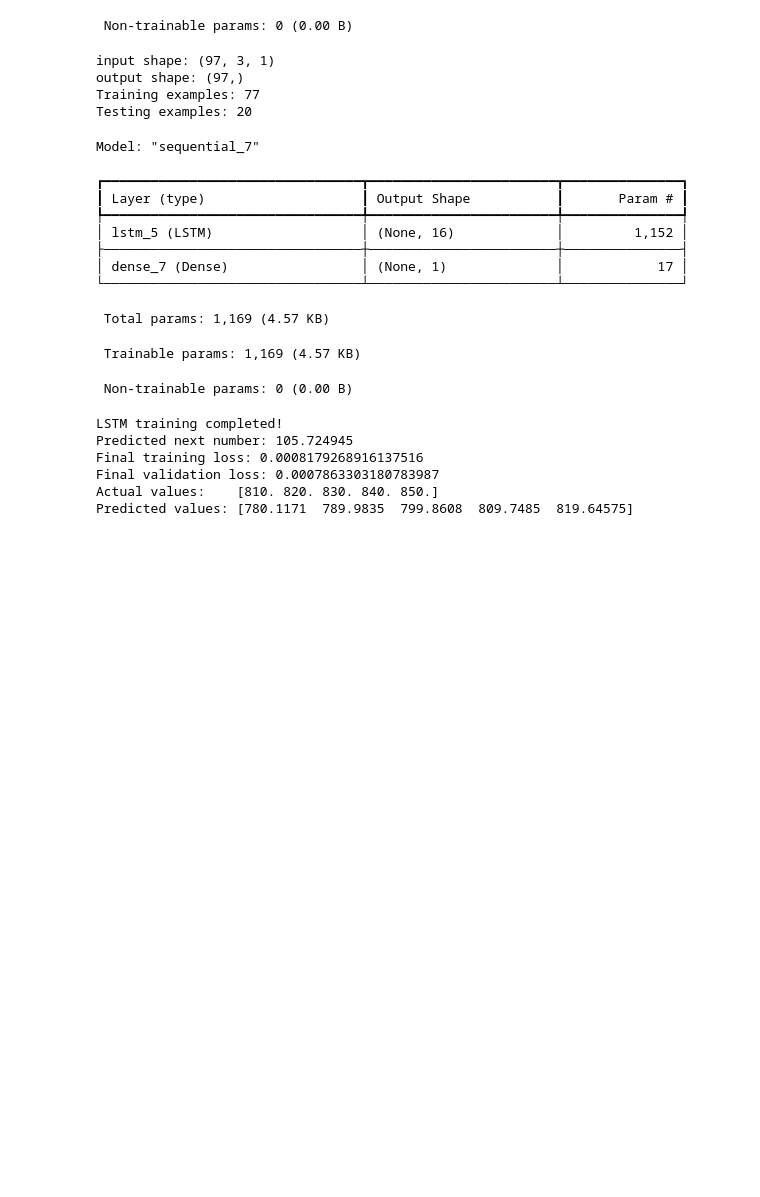
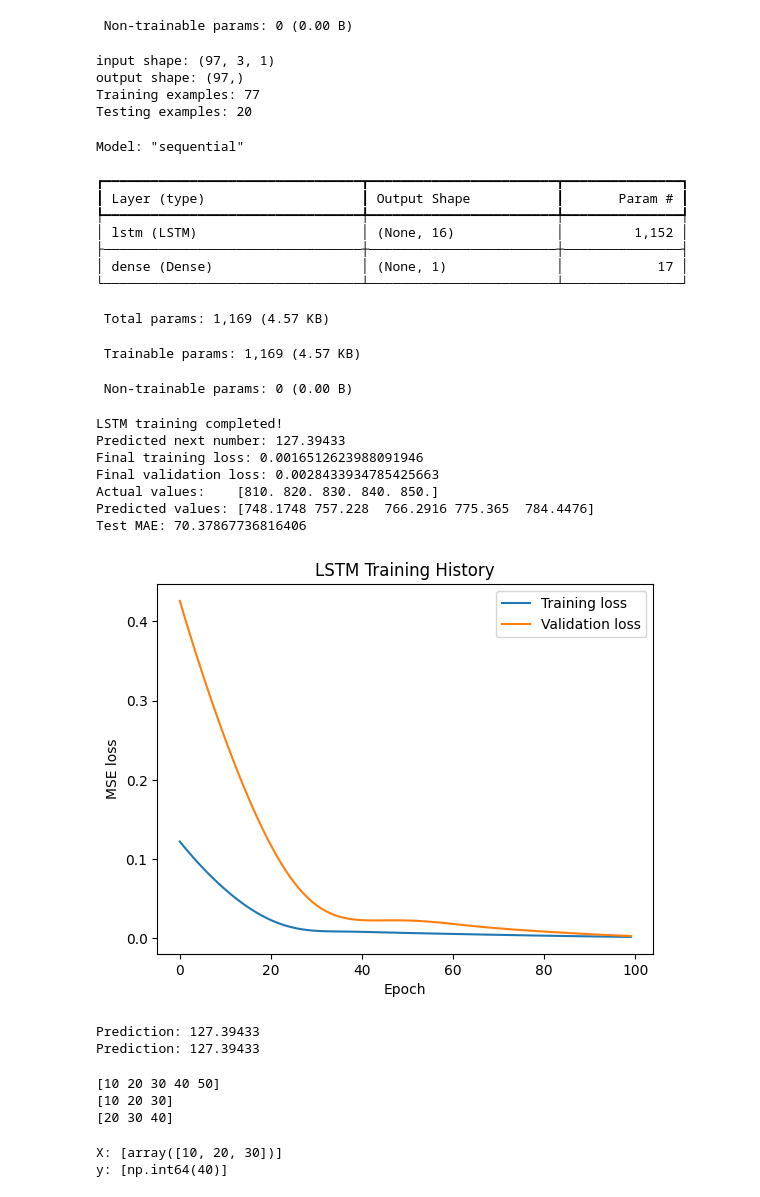
Before and after one commit to yash144-code/python-practice.ipynb, a Jupyter notebook: datascience(1).ipynb, the cells around one changed output. Drawn from its saved outputs; the diff is of its cells as text; code cells hidden in the pictures; blank space fills up the shorter version.

```diff
--- a/datascience(1).ipynb
+++ b/datascience(1).ipynb
@@ -5145,6 +5145,7 @@ Model: "sequential"
 # %%
 import numpy as np
 import tensorflow as tf
+
 
 from tensorflow.keras.layers import Input,Dense,LSTM
 from tensorflow.keras.models import Sequential
@@ -5178,6 +5179,10 @@ y_test = y[split:]
 
 print("Training examples:", len(X_train))
 print("Testing examples:", len(X_test))
+
+np.random.seed(42)
+tf.keras.utils.set_random_seed(42)
+tf.keras.backend.clear_session()
 
 model = Sequential([
     Input(shape=(3, 1)),
@@ -5208,37 +5213,92 @@ new_sequence = new_sequence / 1000.0
 new_sequence = new_sequence.reshape(1, 3, 1)
 
 prediction = model.predict(new_sequence, verbose=0)
 
 predicted_number = prediction[0][0] * 1000
 
 print("Predicted next number:", predicted_number)
 
 print("Final training loss:", history.history["loss"][-1])
 print("Final validation loss:", history.history["val_loss"][-1])
 
 test_predictions = model.predict(X_test, verbose=0).flatten()
 
 print("Actual values:   ", y_test[:5] * 1000)
 print("Predicted values:", test_predictions[:5] * 1000)
+
+from sklearn.metrics import mean_absolute_error
+
+mae = mean_absolute_error(
+    y_test * 1000,
+    test_predictions * 1000
+)
+
+print("Test MAE:", mae)
+
+import matplotlib.pyplot as plt
+
+plt.plot(history.history["loss"], label="Training loss")
+plt.plot(history.history["val_loss"], label="Validation loss")
+
+plt.xlabel("Epoch")
+plt.ylabel("MSE loss")
+plt.title("LSTM Training History")
+plt.legend()
+plt.show()
+
+for run in range(2):
+    prediction = model.predict(new_sequence, verbose=0)
+    print("Prediction:", prediction[0][0] * 1000)
 # %% [output]
 input shape: (97, 3, 1)
 output shape: (97,)
 Training examples: 77
 Testing examples: 20
-Model: "sequential_7"
+Model: "sequential"
 ┏━━━━━━━━━━━━━━━━━━━━━━━━━━━━━━━━━┳━━━━━━━━━━━━━━━━━━━━━━━━┳━━━━━━━━━━━━━━━┓
 ┃ Layer (type)                    ┃ Output Shape           ┃       Param # ┃
 ┡━━━━━━━━━━━━━━━━━━━━━━━━━━━━━━━━━╇━━━━━━━━━━━━━━━━━━━━━━━━╇━━━━━━━━━━━━━━━┩
-│ lstm_5 (LSTM)                   │ (None, 16)             │         1,152 │
+│ lstm (LSTM)                     │ (None, 16)             │         1,152 │
 ├─────────────────────────────────┼────────────────────────┼───────────────┤
-│ dense_7 (Dense)                 │ (None, 1)              │            17 │
+│ dense (Dense)                   │ (None, 1)              │            17 │
 └─────────────────────────────────┴────────────────────────┴───────────────┘
  Total params: 1,169 (4.57 KB)
  Trainable params: 1,169 (4.57 KB)
  Non-trainable params: 0 (0.00 B)
 LSTM training completed!
-Predicted next number: 105.724945
-Final training loss: 0.0008179268916137516
-Final validation loss: 0.0007863303180783987
+Predicted next number: 127.39433
+Final training loss: 0.0016512623988091946
+Final validation loss: 0.0028433934785425663
 Actual values:    [810. 820. 830. 840. 850.]
-Predicted values: [780.1171  789.9835  799.8608  809.7485  819.64575]
+Predicted values: [748.1748 757.228  766.2916 775.365  784.4476]
+Test MAE: 70.37867736816406
+[figure, added]
+Prediction: 127.39433
+Prediction: 127.39433
+# %%
+import numpy as np
+
+numbers = np.array([10, 20, 30, 40, 50])
+
+print(numbers)
+print(numbers[0:3])
+print(numbers[1:4])
+# %% [output]
+[10 20 30 40 50]
+[10 20 30]
+[20 30 40]
+# %%
+import numpy as np
+numbers = np.array([10, 20, 30, 40, 50])
+
+X = []
+y = []
+
+X.append(numbers[0:3])
+y.append(numbers[3])
+
+print("X:", X)
+print("y:", y)
+# %% [output]
+X: [array([10, 20, 30])]
+y: [np.int64(40)]
```
